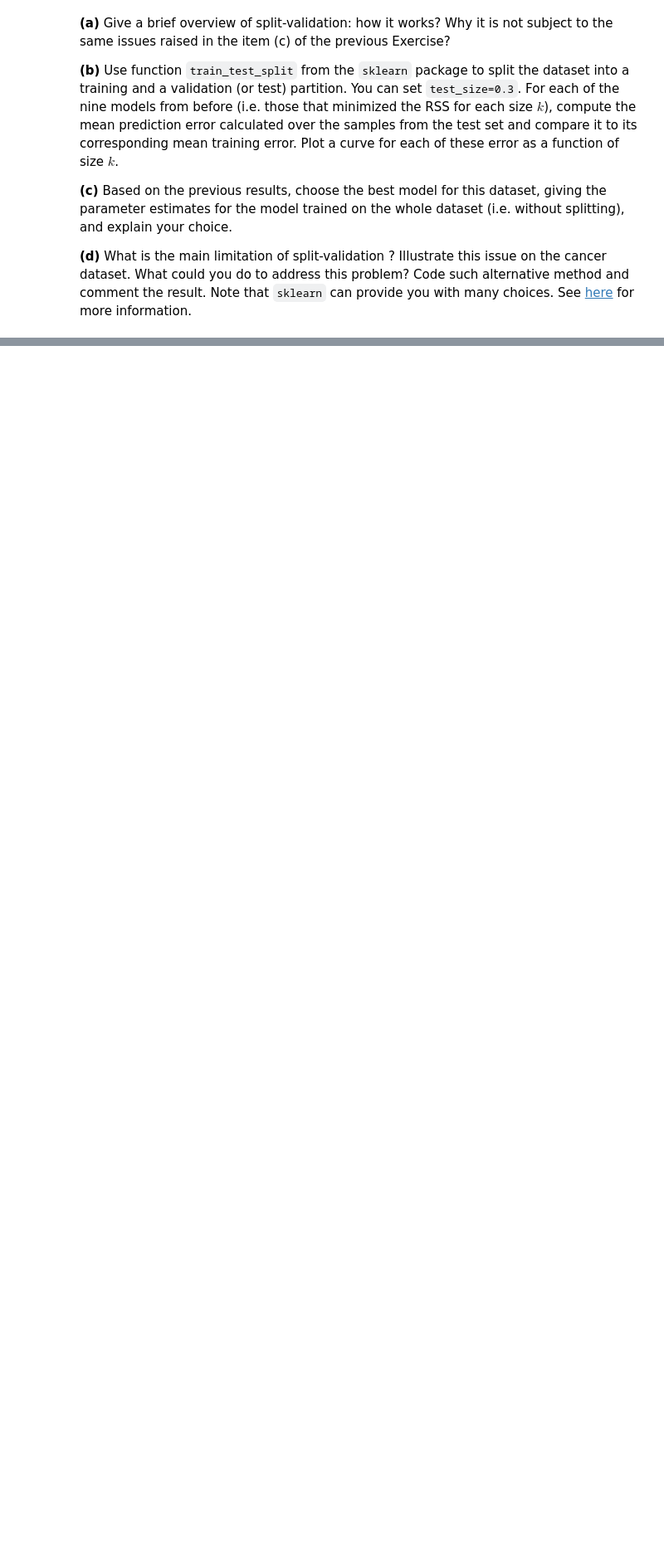
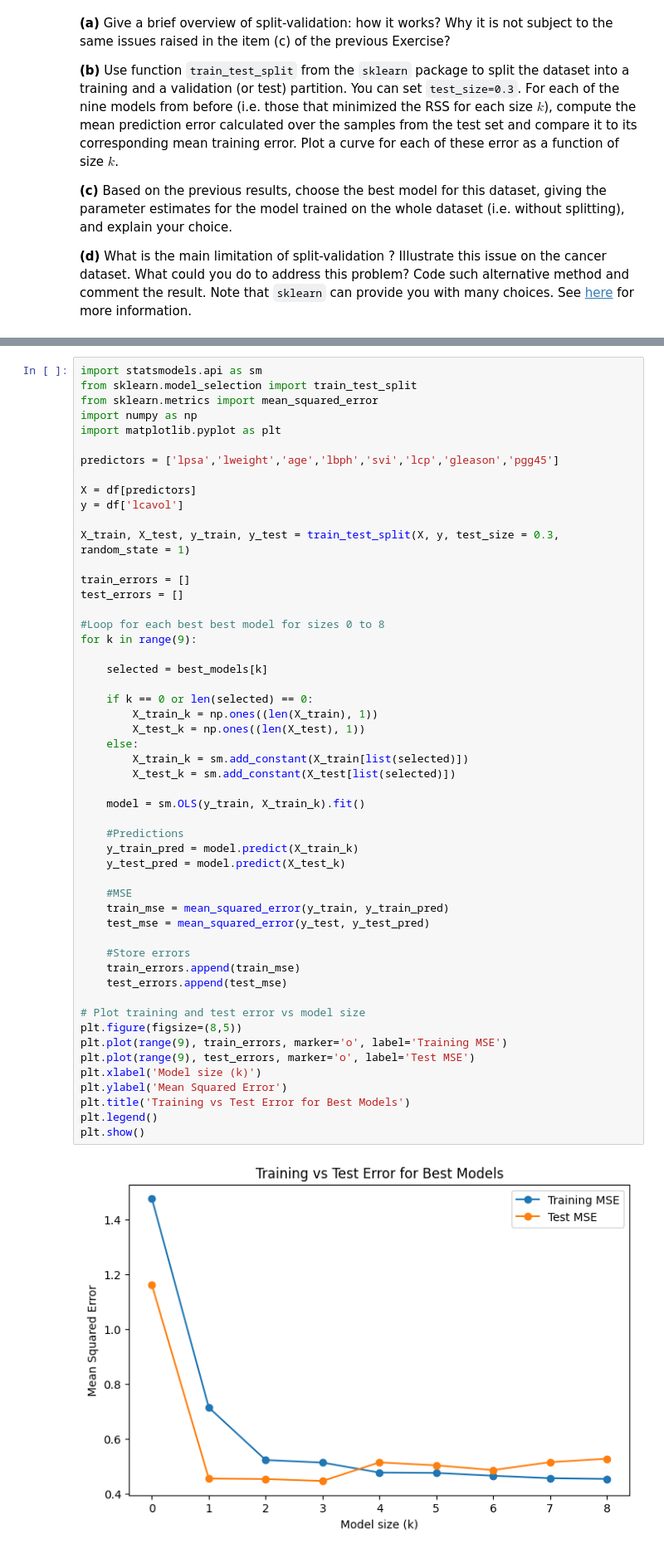
Before and after one commit to Ba-Hi/reports_tp, a Jupyter notebook: TP1/TP1.ipynb, the cells around one changed output, grey strips where cells are left out. Shown at 83% size. Drawn from its saved outputs; the diff is of its cells as text; blank space fills up the shorter version.

```diff
--- a/TP1/TP1.ipynb
+++ b/TP1/TP1.ipynb
@@ -646,0 +675,54 @@ you do to address this problem? Code such alternative method and comment the res
+# %%
+import statsmodels.api as sm
+from sklearn.model_selection import train_test_split
+from sklearn.metrics import mean_squared_error
+import numpy as np
+import matplotlib.pyplot as plt
+
+predictors = ['lpsa','lweight','age','lbph','svi','lcp','gleason','pgg45']
+
+X = df[predictors]
+y = df['lcavol']
+
+X_train, X_test, y_train, y_test = train_test_split(X, y, test_size = 0.3, random_state = 1)
+
+train_errors = []
+test_errors = []
+
+#Loop for each best best model for sizes 0 to 8
+for k in range(9):
+
+    selected = best_models[k]
+
+    if k == 0 or len(selected) == 0:
+        X_train_k = np.ones((len(X_train), 1))
+        X_test_k = np.ones((len(X_test), 1))
+    else:
+        X_train_k = sm.add_constant(X_train[list(selected)])
+        X_test_k = sm.add_constant(X_test[list(selected)])
+
+    model = sm.OLS(y_train, X_train_k).fit()
+
+    #Predictions
+    y_train_pred = model.predict(X_train_k)
+    y_test_pred = model.predict(X_test_k)
+
+    #MSE
+    train_mse = mean_squared_error(y_train, y_train_pred)
+    test_mse = mean_squared_error(y_test, y_test_pred)
+
+    #Store errors
+    train_errors.append(train_mse)
+    test_errors.append(test_mse)
+
+# Plot training and test error vs model size
+plt.figure(figsize=(8,5))
+plt.plot(range(9), train_errors, marker='o', label='Training MSE')
+plt.plot(range(9), test_errors, marker='o', label='Test MSE')
+plt.xlabel('Model size (k)')
+plt.ylabel('Mean Squared Error')
+plt.title('Training vs Test Error for Best Models')
+plt.legend()
+plt.show()
+# %% [output]
+[figure, added]
```
Also changed, not shown: parts of 9 cells of this notebook.
